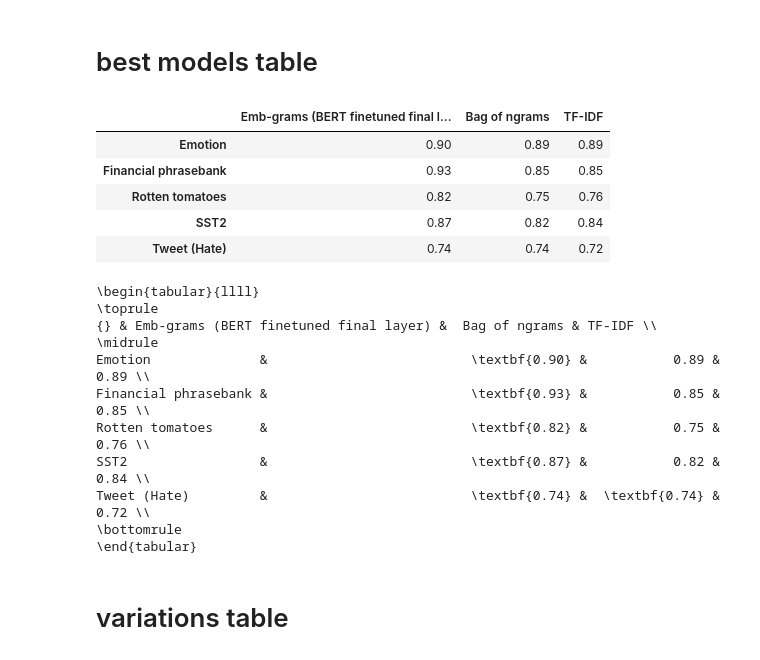
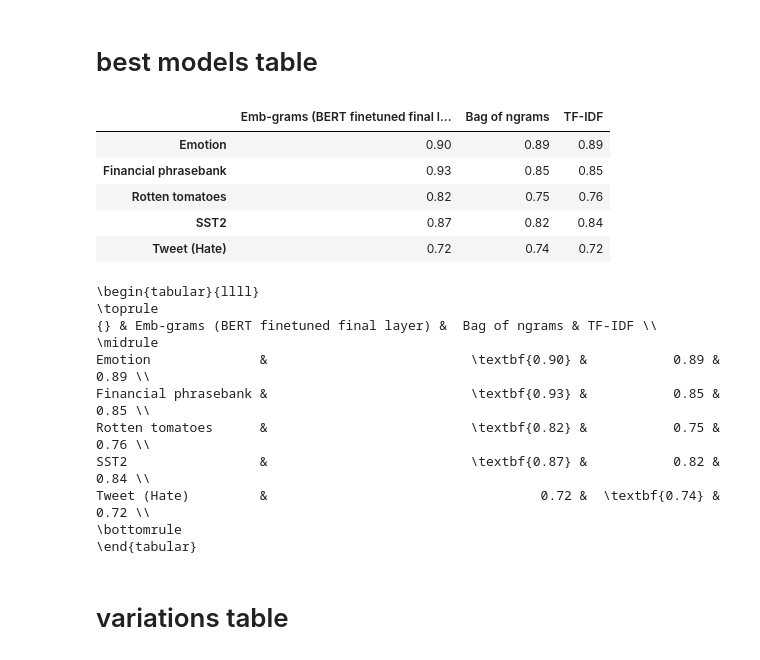
Before and after one commit to csinva/imodelsX, a Jupyter notebook: 04_analyze_curves.ipynb, the cells around one changed output. Drawn from its saved outputs; the diff is of its cells as text; code cells hidden in the pictures.

Commit message:
fix nans in variation table

```diff
--- a/04_analyze_curves.ipynb
+++ b/04_analyze_curves.ipynb
@@ -39,8 +53,9 @@ rs.head()
 def get_tab(checkpoint_names=['bert-finetuned', 'bert-base-uncased',
                               'countvectorizer', 'tfidfvectorizer']):
     def rename_checkpoint(checkpoint):
-        if '/' in checkpoint:
-            if 'distilbert' in checkpoint:
+        cp = checkpoint.lower()
+        if '/' in cp or 'finetune' in cp:
+            if 'distilbert' in cp:
                 return 'distilbert-finetuned'
             else:
                 return 'bert-finetuned'
@@ -68,34 +83,34 @@ def get_tab(checkpoint_names=['bert-finetuned', 'bert-base-uncased',
                 # if there are multiple layers, then add last_hidden_state as another key
                 # print(kkr, np.unique(gg1.layer))
                 if len(np.unique(gg1.layer)) > 1 and not np.all(gg1.layer == 'pooler_output'):
                     gg = group[(checkpoints == kkr) & (group.layer == 'last_hidden_state_mean')]
                     ans[kkr + '___last_hidden_state_mean'].append(gg['acc_val'].max())
             else:
                 ans[kkr].append(np.nan)
 
     keys = list(ans.keys())
     for k in keys:
         if len(ans[k]) < 5:
             print(k, 'not finished!')
             ans.pop(k)
     # print(ans)
     tab = pd.DataFrame.from_dict(ans).round(3)
     tab.index = map(data.DSETS_RENAME_DICT.get, ind_dsets, ind_dsets)
     tab.columns = map(data.COLUMNS_RENAME_DICT.get, tab.columns)
     # tab.style.highlight_max(color = 'lightgreen', axis=1)
     # tab.insert(len(tab.columns) - 1, 'BERT', tab.pop('BERT'))
     return tab
 tab_main = get_tab(checkpoint_names=['bert-finetuned', 'countvectorizer', 'tfidfvectorizer'])
 # tab_main.pop('Emb-grams (BERT finetuned final layer)')
 tab_main.pop('Emb-grams (BERT finetuned)')
 tab_main.round(2)
 # %% [output]
 |  | Emb-grams (BERT finetuned final l... | Bag of ngrams | TF-IDF |
 | Emotion | 0.90 | 0.89 | 0.89 |
 | Financial phrasebank | 0.93 | 0.85 | 0.85 |
 | Rotten tomatoes | 0.82 | 0.75 | 0.76 |
 | SST2 | 0.87 | 0.82 | 0.84 |
-| Tweet (Hate) | 0.74 | 0.74 | 0.72 |
+| Tweet (Hate) | 0.72 | 0.74 | 0.72 |
 # %%
 def bold_extreme_values(data):
     format_string="%.2f"
@@ -119,7 +134,7 @@ Emotion              &                          \textbf{0.90} &           0.89 &
 Financial phrasebank &                          \textbf{0.93} &           0.85 &   0.85 \\
 Rotten tomatoes      &                          \textbf{0.82} &           0.75 &   0.76 \\
 SST2                 &                          \textbf{0.87} &           0.82 &   0.84 \\
-Tweet (Hate)         &                          \textbf{0.74} &  \textbf{0.74} &   0.72 \\
+Tweet (Hate)         &                                   0.72 &  \textbf{0.74} &   0.72 \\
 \bottomrule
 \end{tabular}
 # %% [markdown]
```
Also changed, not shown: parts of 6 cells of this notebook, 6 other files.
